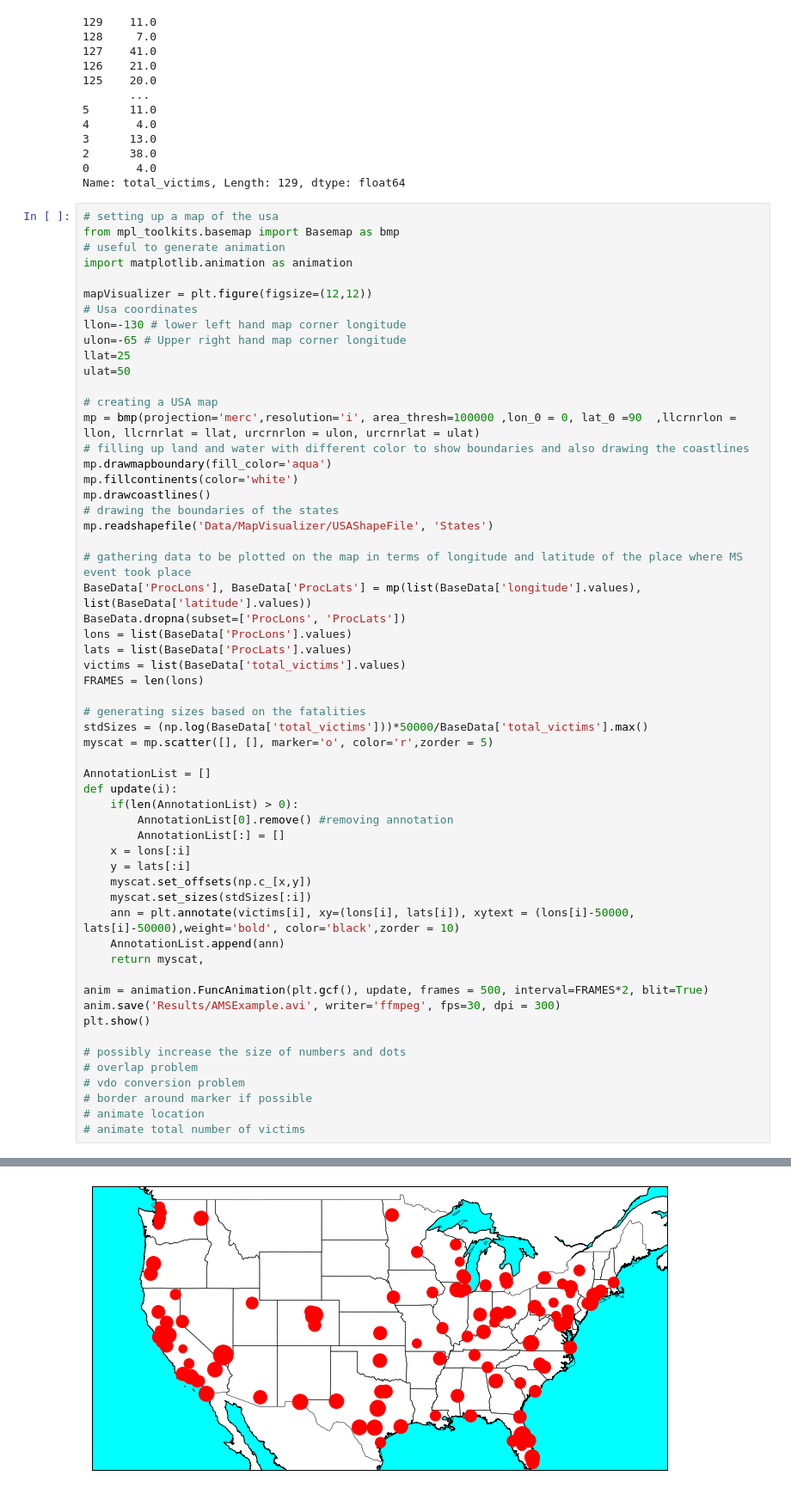
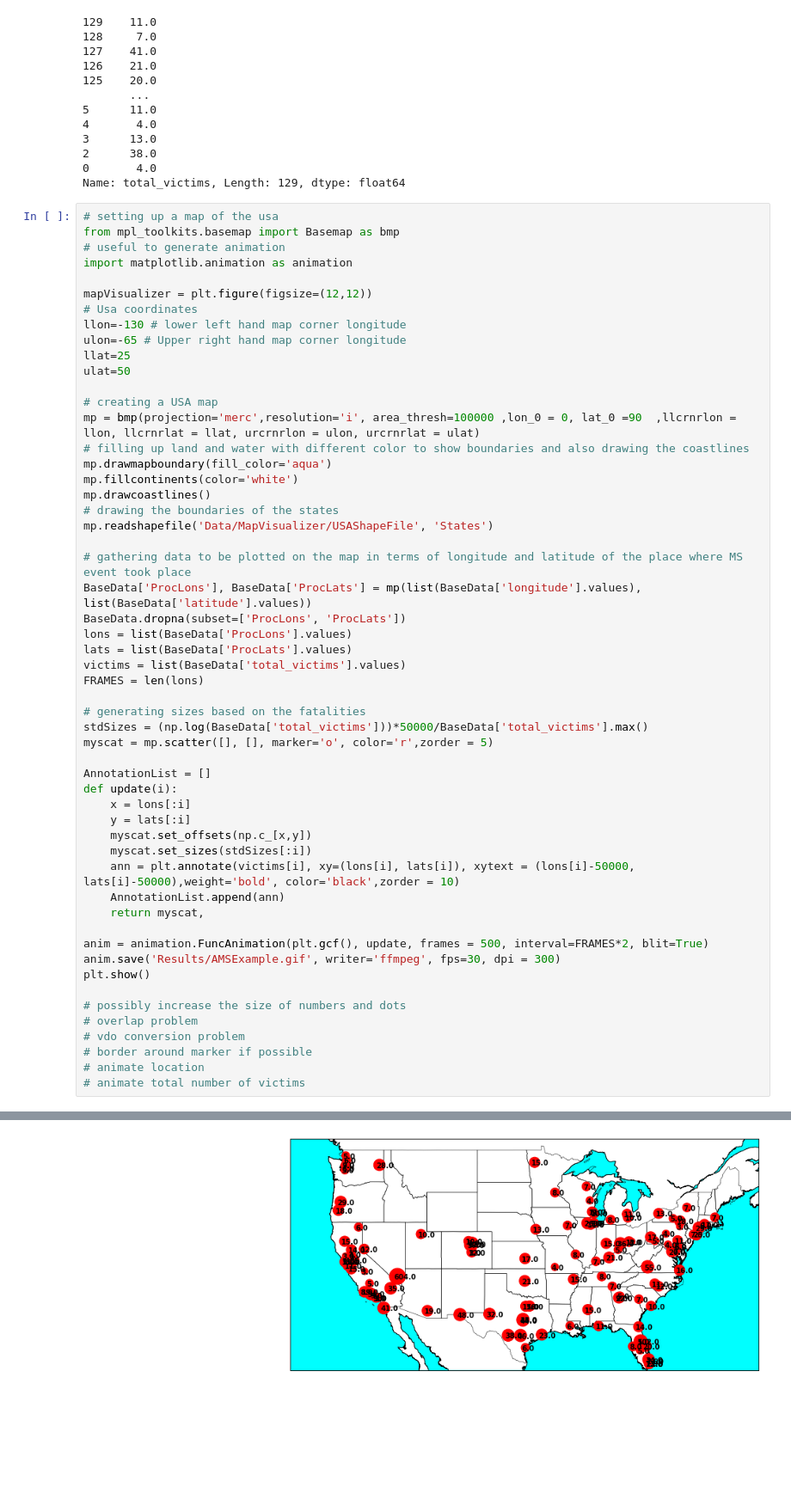
Before and after one commit to CPaladiya/IBM_AI_Professional_Course, a Jupyter notebook: AA_Map_Visualizer.ipynb, the cells around one changed output, grey strips where cells are left out. Shown at 86% size. Saved outputs shown, nothing was run; the diff lists cells and outputs as text; blank space fills up the shorter version.

```diff
--- a/AA_Map_Visualizer.ipynb
+++ b/AA_Map_Visualizer.ipynb
@@ -192,35 +192,32 @@ BaseData.dropna(subset=['ProcLons', 'ProcLats'])
 lons = list(BaseData['ProcLons'].values)
 lats = list(BaseData['ProcLats'].values)
 victims = list(BaseData['total_victims'].values)
 FRAMES = len(lons)
 
 # generating sizes based on the fatalities
 stdSizes = (np.log(BaseData['total_victims']))*50000/BaseData['total_victims'].max()
 myscat = mp.scatter([], [], marker='o', color='r',zorder = 5)
 
 AnnotationList = []
 def update(i):
-    if(len(AnnotationList) > 0):
-        AnnotationList[0].remove() #removing annotation
-        AnnotationList[:] = []
     x = lons[:i]
     y = lats[:i]
     myscat.set_offsets(np.c_[x,y])
     myscat.set_sizes(stdSizes[:i])
     ann = plt.annotate(victims[i], xy=(lons[i], lats[i]), xytext = (lons[i]-50000, lats[i]-50000),weight='bold', color='black',zorder = 10)
     AnnotationList.append(ann)
     return myscat,
 
 anim = animation.FuncAnimation(plt.gcf(), update, frames = 500, interval=FRAMES*2, blit=True)
-anim.save('Results/AMSExample.avi', writer='ffmpeg', fps=30, dpi = 300)
+anim.save('Results/AMSExample.gif', writer='ffmpeg', fps=30, dpi = 300)
 plt.show()
 
 # possibly increase the size of numbers and dots
 # overlap problem
 # vdo conversion problem
 # border around marker if possible
 # animate location
 # animate total number of victims
 # %% [output]
 IndexError: list index out of range
-[figure, old version]
+[figure, new version]
```
Also changed, not shown: 2 other files.
